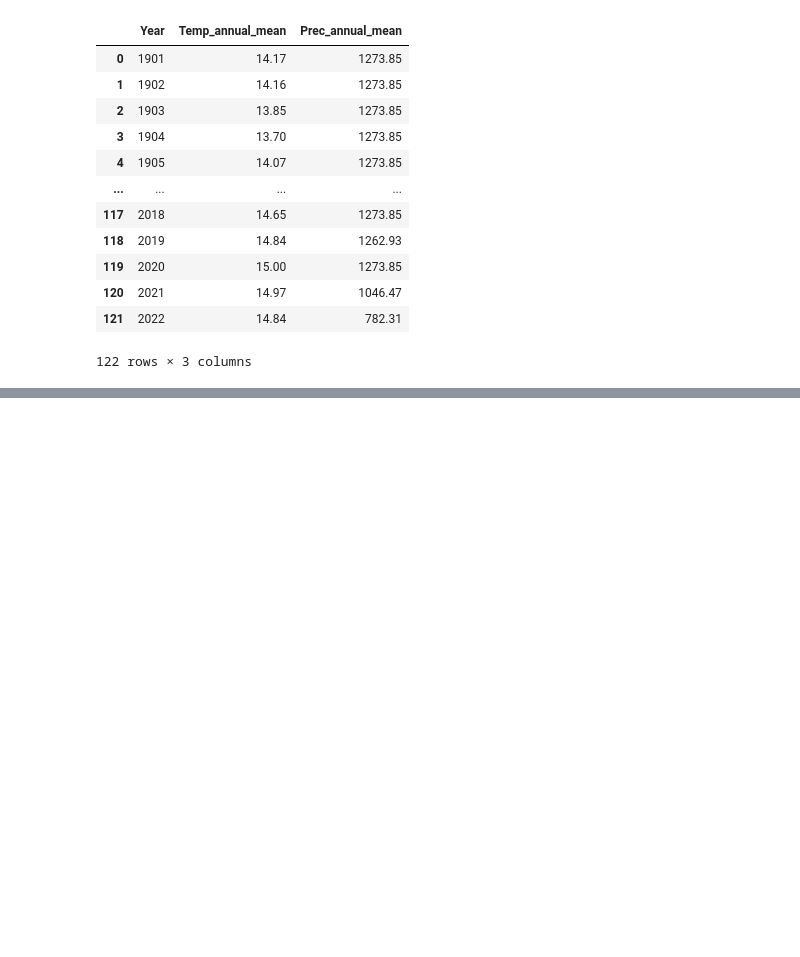
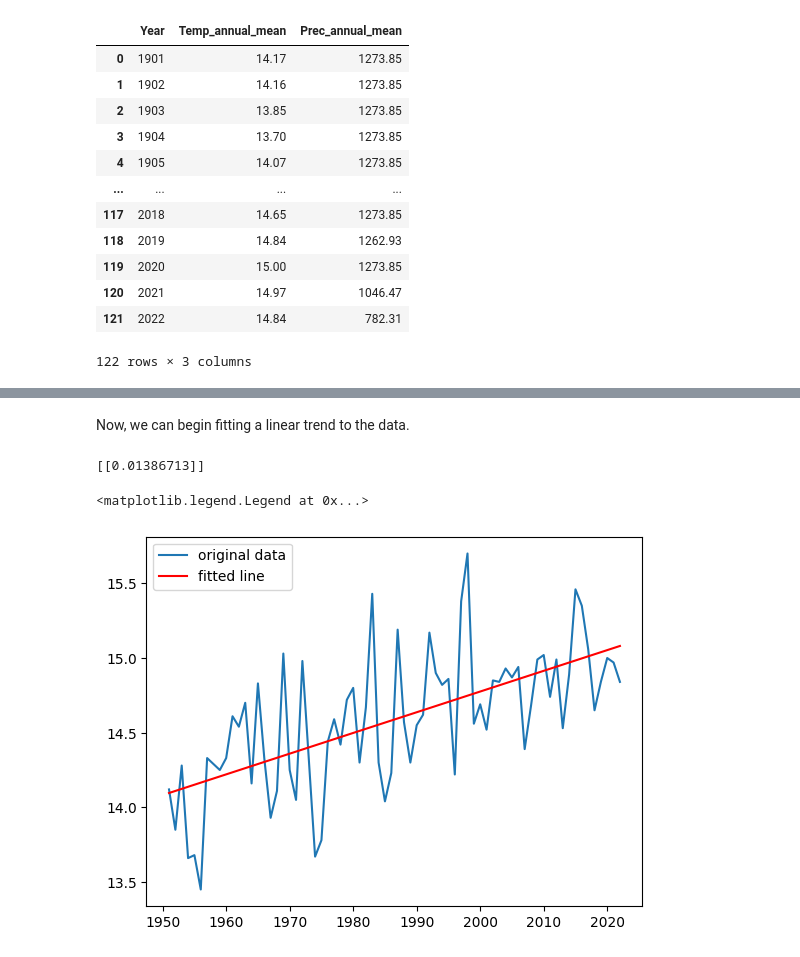
Before and after one commit to pipaber/Portfolio, a Jupyter notebook: posts/time_series/time_series_analysis.ipynb, the cells around one changed output, grey strips where cells are left out. Drawn from its saved outputs; the diff is of its cells as text; code cells hidden in the pictures; blank space fills up the shorter version.

```diff
--- a/posts/time_series/time_series_analysis.ipynb
+++ b/posts/time_series/time_series_analysis.ipynb
@@ -235,0 +116,21 @@ plt.plot(train_date.flatten(), model_train.flatten(), c="r")
+# %% [markdown]
+Now, we can begin fitting a linear trend to the data.
+# %%
+X = subset_df["Year"].values.reshape(-1,1)
+y = subset_df["Temp_annual_mean"].values.reshape(-1,1)
+
+
+linear_model = LinearRegression()
+linear_model.fit(X, y)
+
+print(linear_model.coef_)
+
+y_hat = linear_model.predict(X)
+
+plt.plot(X, y, label='original data')
+plt.plot(X, y_hat, 'r', label='fitted line')
+plt.legend()
+# %% [output]
+[[0.01386713]]
+<matplotlib.legend.Legend at 0x...>
+[figure, added]
```
Also changed, not shown: parts of 61 cells of this notebook, 32 other files.
